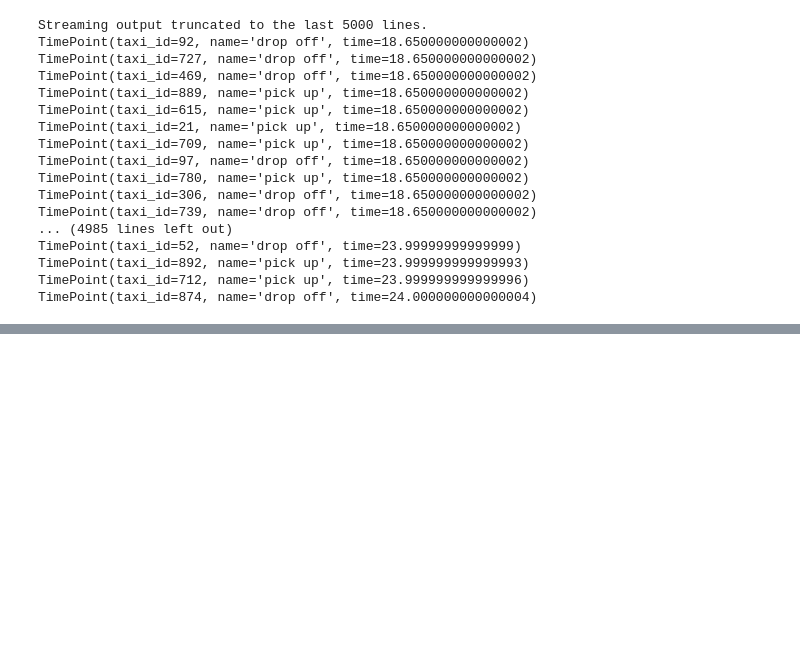
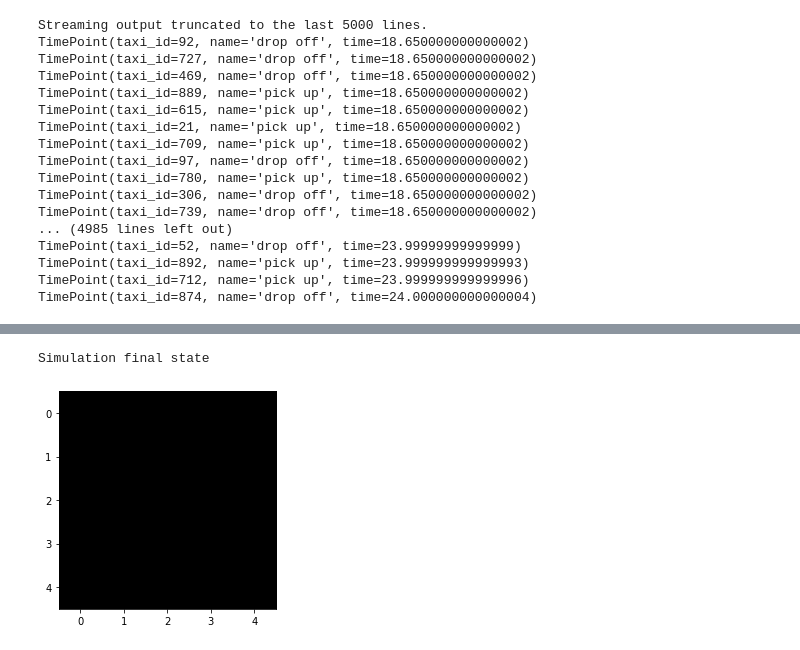
Before and after one commit to antounes/practical-timeseries-analysis, a Jupyter notebook: ch04/code/ch04_simulating_time_series_data.ipynb, the cells around one changed output, grey strips where cells are left out. Saved outputs shown, nothing was run; the diff lists cells and outputs as text; code cells hidden in the pictures; blank space fills up the shorter version.

```diff
--- a/ch04/code/ch04_simulating_time_series_data.ipynb
+++ b/ch04/code/ch04_simulating_time_series_data.ipynb
@@ -274,0 +300,35 @@ TimePoint(taxi_id=874, name='drop off', time=24.000000000000004)
+# %%
+# Determine the magnetisation of the entire block for a given state
+def magnetizationForState(state):
+  return np.sum(state)
+# %%
+# Markov Chain Monte Carlo steps
+# How elementary transitions can affect aggregate ensemble measurements of a system over time
+# Probability of a transition to a state in the future depends only on the present state (not on past information)
+def mcmcAdjust(state):
+  n = state.shape[0]
+  m = state.shape[1]
+  x, y = np.random.randint(0, n), np.random.randint(0, m)
+  centerS = state[x, y]
+  cost = costForCenterState(state, x, y, n, m)
+  if cost < 0:
+    centerS *= -1
+  elif np.random.random() < np.exp(-cost*BETA): # Boltzmann distribution for energy: Tij / Tji = exp(-b*(Ej-Ei))
+     centerS *= -1
+  state[x, y] = centerS
+  return state
+# %%
+# To actually run a simulation, we need some recordkeeping as well as repeated calls to the MCMC adjustment
+def runState(state, n_steps, snapsteps=None):
+  if snapsteps is None:
+    snapsteps = np.linspace(0, n_steps, num=round(n_steps/(M*N*100)), dtype=np.int32)
+  saved_states = []
+  sp = 0
+  magnet_hist = []
+  for i in range(n_steps):
+    state = mcmcAdjust(state)
+    magnet_hist.append(magnetizationForState(state))
+    if sp < len(snapsteps) and i == snapsteps[sp]:
+      saved_states.append(np.copy(state))
+      sp += 1
+  return state, saved_states, magnet_hist
@@ -274,0 +343,8 @@ TimePoint(taxi_id=874, name='drop off', time=24.000000000000004)
+# %%
+# Final state after 1,000 steps
+print('Simulation final state')
+final_state = runState(np.copy(init_state), 1000)
+plt.imshow(final_state[0], cmap='gray');
+# %% [output]
+Simulation final state
+[figure, added]
```
Also changed, not shown: parts of 6 cells of this notebook.
